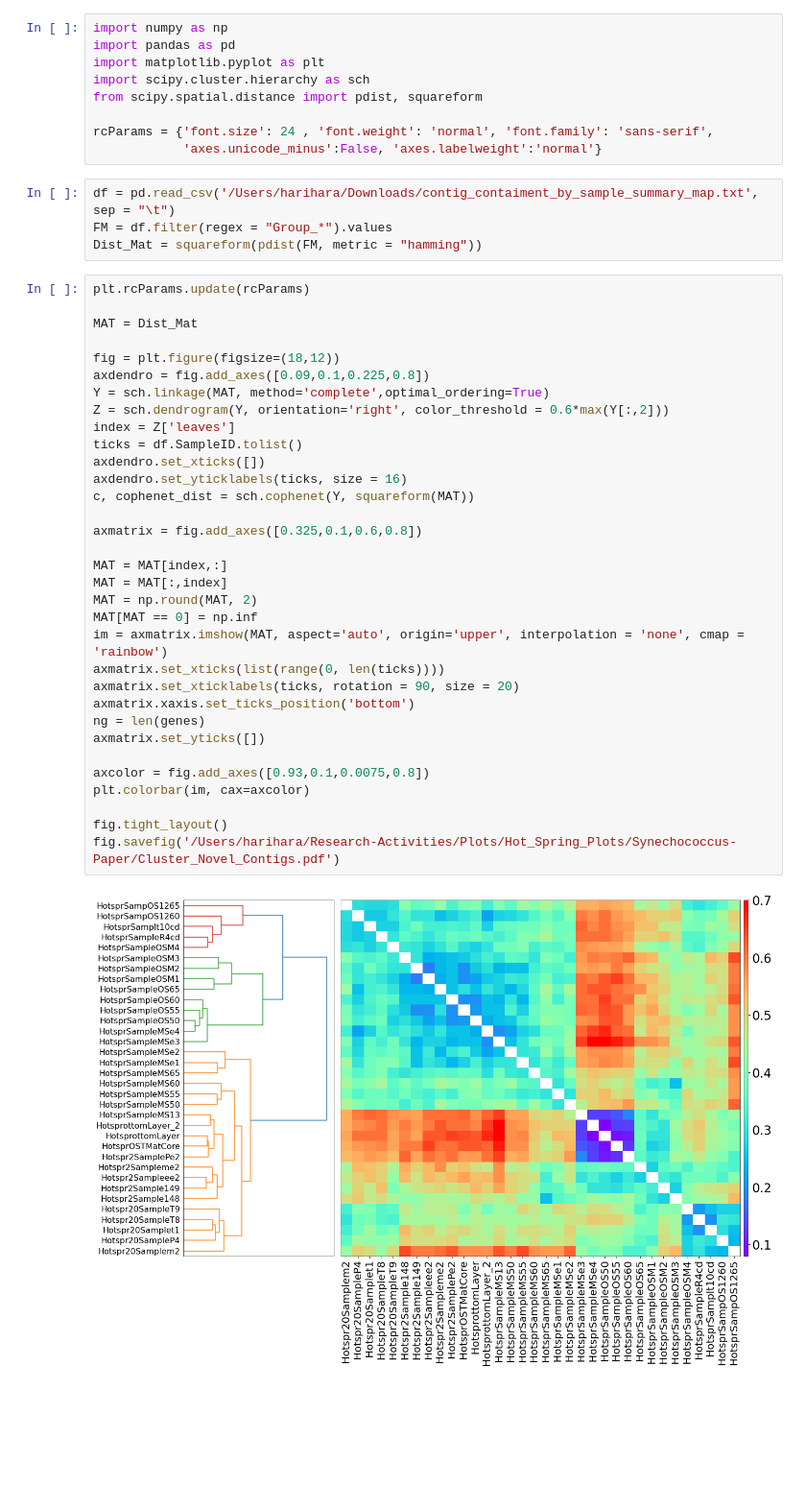
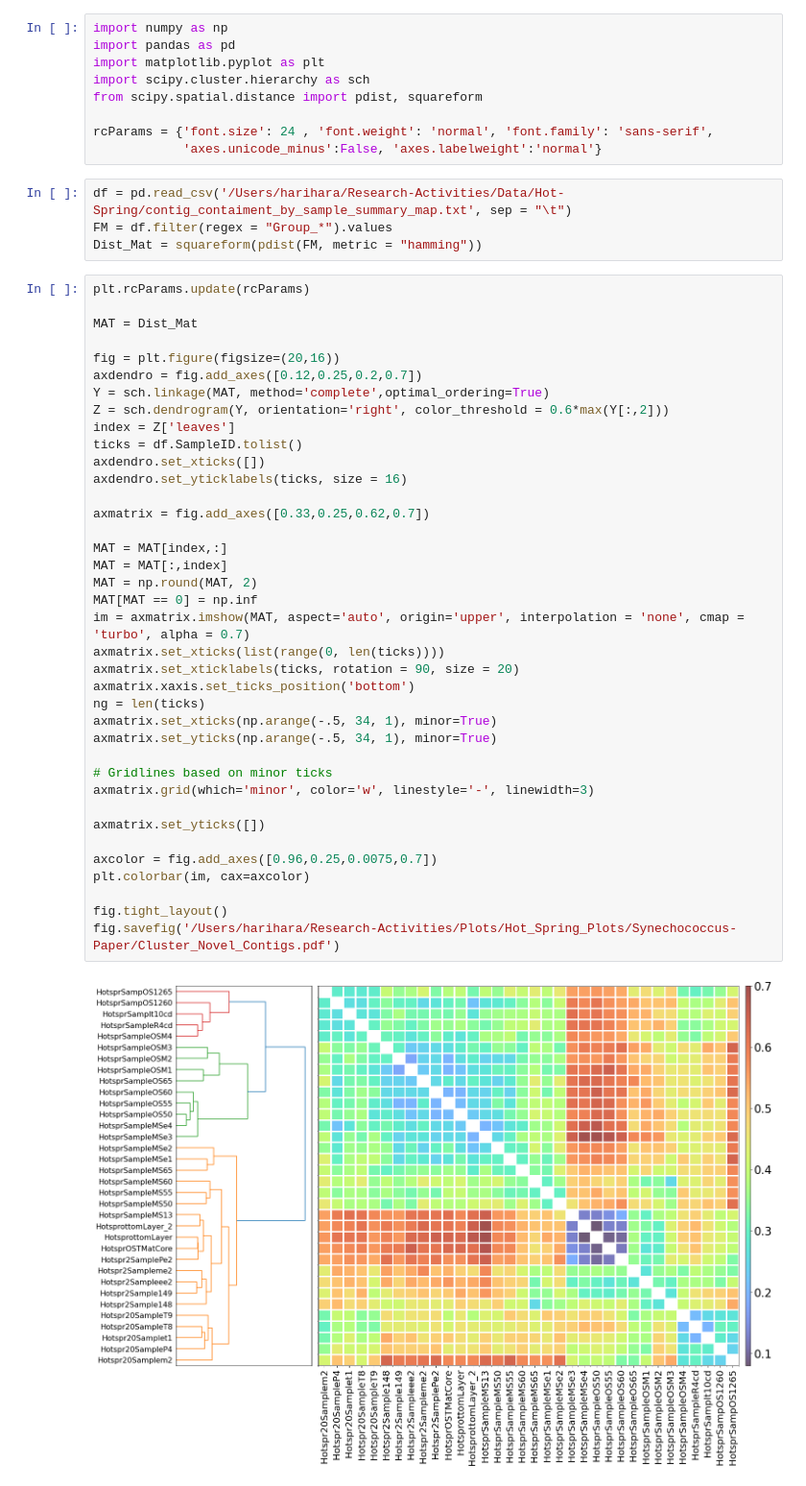
Before and after one commit to hsmurali/Hot_Springs_Analysis, a Jupyter notebook: Scripts/Strain-Analysis/Synechococcus_Paper/Cluster_Presence_Absence_Matrix_Novel_Contigs.ipynb, the cells around one changed output. Shown at 96% size. Saved outputs shown, nothing was run; the diff lists cells and outputs as text; blank space fills up the shorter version.

Commit message:
Updated Heatmaps

```diff
--- a/Scripts/Strain-Analysis/Synechococcus_Paper/Cluster_Presence_Absence_Matrix_Novel_Contigs.ipynb
+++ b/Scripts/Strain-Analysis/Synechococcus_Paper/Cluster_Presence_Absence_Matrix_Novel_Contigs.ipynb
@@ -8,41 +8,46 @@ from scipy.spatial.distance import pdist, squareform
 rcParams = {'font.size': 24 , 'font.weight': 'normal', 'font.family': 'sans-serif',
             'axes.unicode_minus':False, 'axes.labelweight':'normal'}
 # %%
-df = pd.read_csv('/Users/harihara/Downloads/contig_contaiment_by_sample_summary_map.txt', sep = "\t")
+df = pd.read_csv('/Users/harihara/Research-Activities/Data/Hot-Spring/contig_contaiment_by_sample_summary_map.txt', sep = "\t")
 FM = df.filter(regex = "Group_*").values
 Dist_Mat = squareform(pdist(FM, metric = "hamming"))
 # %%
 plt.rcParams.update(rcParams)
 
 MAT = Dist_Mat
 
-fig = plt.figure(figsize=(18,12))
-axdendro = fig.add_axes([0.09,0.1,0.225,0.8])
+fig = plt.figure(figsize=(20,16))
+axdendro = fig.add_axes([0.12,0.25,0.2,0.7])
 Y = sch.linkage(MAT, method='complete',optimal_ordering=True)
 Z = sch.dendrogram(Y, orientation='right', color_threshold = 0.6*max(Y[:,2]))
 index = Z['leaves']
 ticks = df.SampleID.tolist()
 axdendro.set_xticks([])
 axdendro.set_yticklabels(ticks, size = 16)
-c, cophenet_dist = sch.cophenet(Y, squareform(MAT))
 
-axmatrix = fig.add_axes([0.325,0.1,0.6,0.8])
+axmatrix = fig.add_axes([0.33,0.25,0.62,0.7])
 
 MAT = MAT[index,:]
 MAT = MAT[:,index]
 MAT = np.round(MAT, 2)
 MAT[MAT == 0] = np.inf
-im = axmatrix.imshow(MAT, aspect='auto', origin='upper', interpolation = 'none', cmap = 'rainbow')
+im = axmatrix.imshow(MAT, aspect='auto', origin='upper', interpolation = 'none', cmap = 'turbo', alpha = 0.7)
 axmatrix.set_xticks(list(range(0, len(ticks))))
 axmatrix.set_xticklabels(ticks, rotation = 90, size = 20)
 axmatrix.xaxis.set_ticks_position('bottom')
-ng = len(genes)
+ng = len(ticks)
+axmatrix.set_xticks(np.arange(-.5, 34, 1), minor=True)
+axmatrix.set_yticks(np.arange(-.5, 34, 1), minor=True)
+
+# Gridlines based on minor ticks
+axmatrix.grid(which='minor', color='w', linestyle='-', linewidth=3)
+
 axmatrix.set_yticks([])
 
-axcolor = fig.add_axes([0.93,0.1,0.0075,0.8])
+axcolor = fig.add_axes([0.96,0.25,0.0075,0.7])
 plt.colorbar(im, cax=axcolor)
 
 fig.tight_layout()
 fig.savefig('/Users/harihara/Research-Activities/Plots/Hot_Spring_Plots/Synechococcus-Paper/Cluster_Novel_Contigs.pdf')
 # %% [output]
-[figure, old version]
+[figure, new version]
```
Also changed, not shown: 1 other file.
